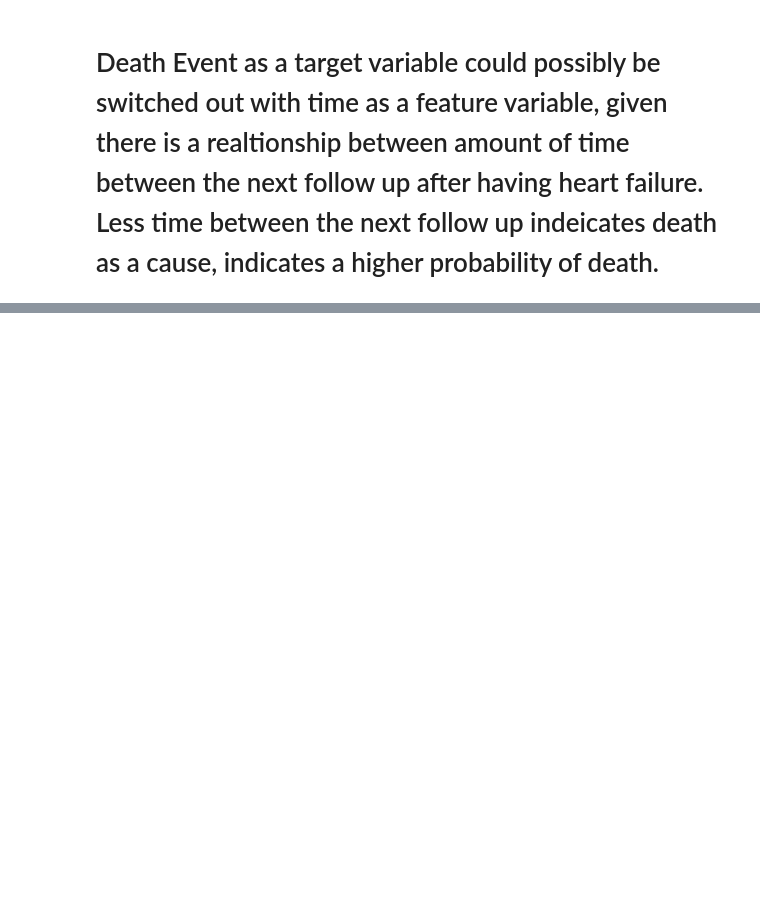
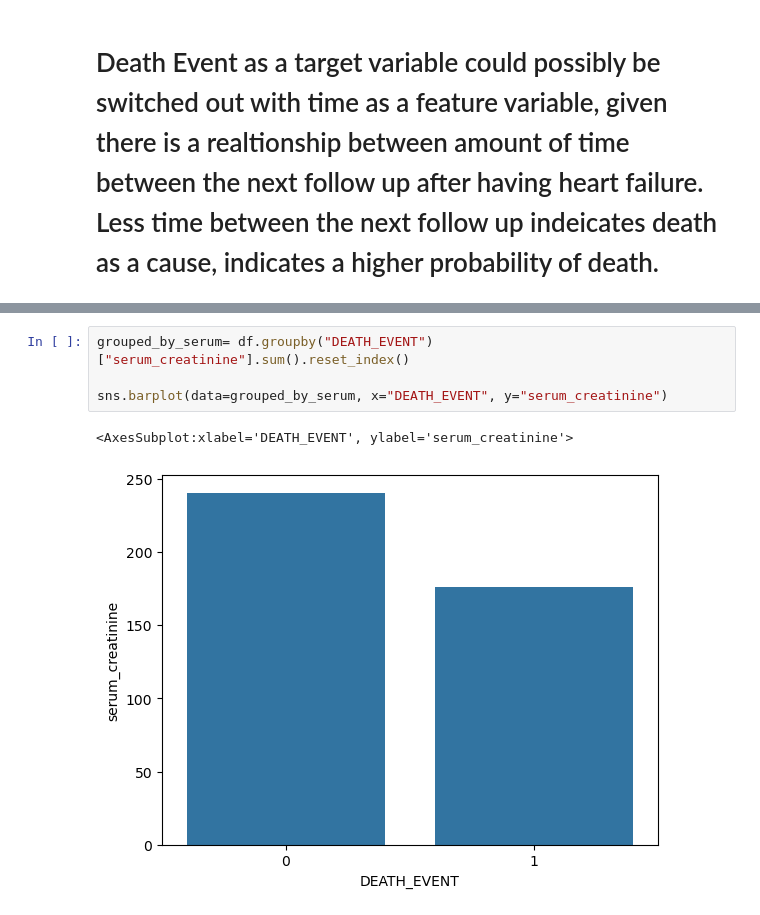
Before and after one commit to MaukanMir/Survival-Patient-Heart-Failure-Classification, a Jupyter notebook: training.ipynb, the cells around one changed output, grey strips where cells are left out. Drawn from its saved outputs; the diff is of its cells as text; blank space fills up the shorter version.

```diff
--- a/training.ipynb
+++ b/training.ipynb
@@ -231,0 +216,7 @@ df
+# %%
+grouped_by_serum= df.groupby("DEATH_EVENT")["serum_creatinine"].sum().reset_index()
+
+sns.barplot(data=grouped_by_serum, x="DEATH_EVENT", y="serum_creatinine")
+# %% [output]
+<AxesSubplot:xlabel='DEATH_EVENT', ylabel='serum_creatinine'>
+[figure, added]
```
Also changed, not shown: parts of 1 cell of this notebook.
